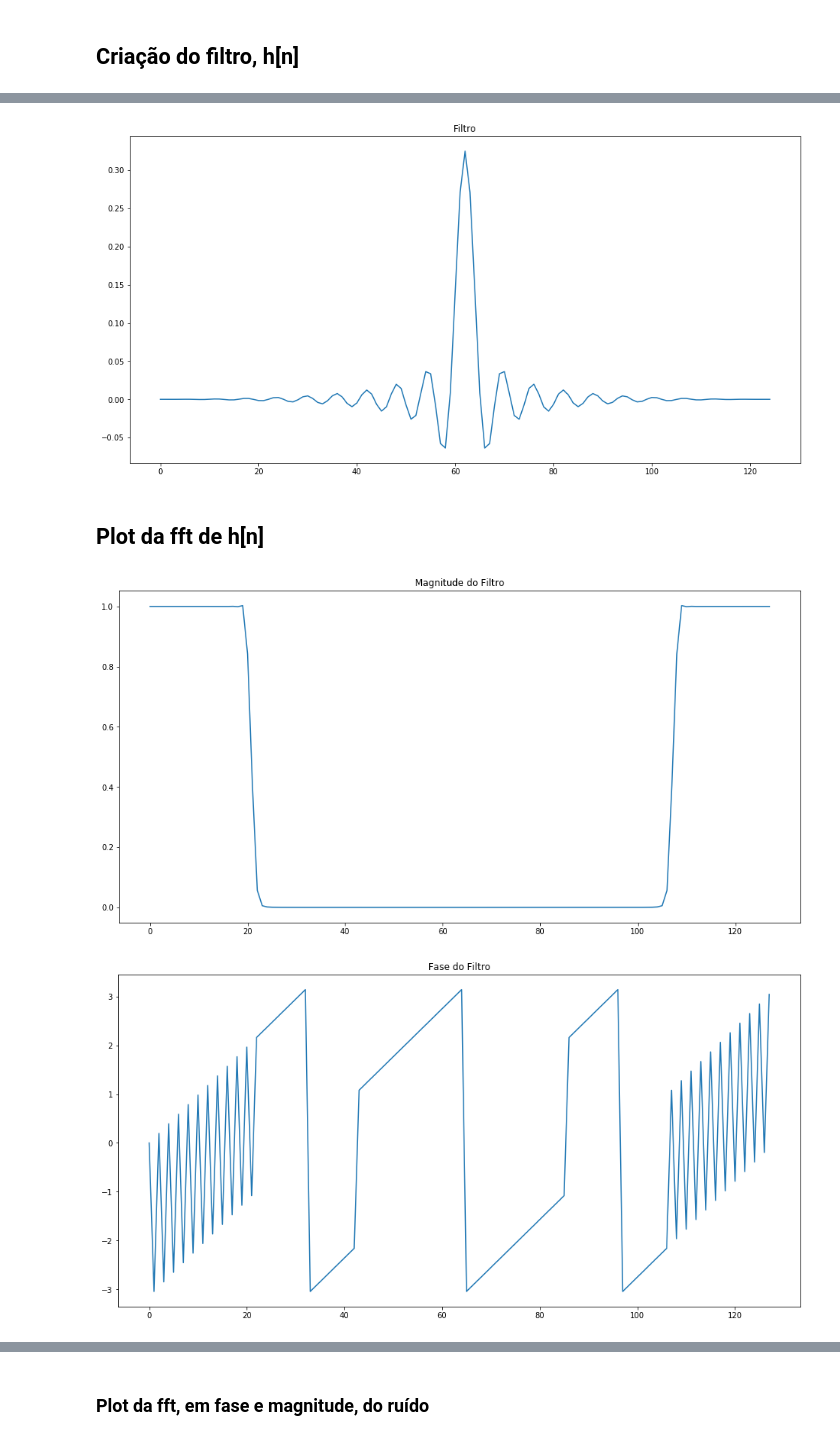
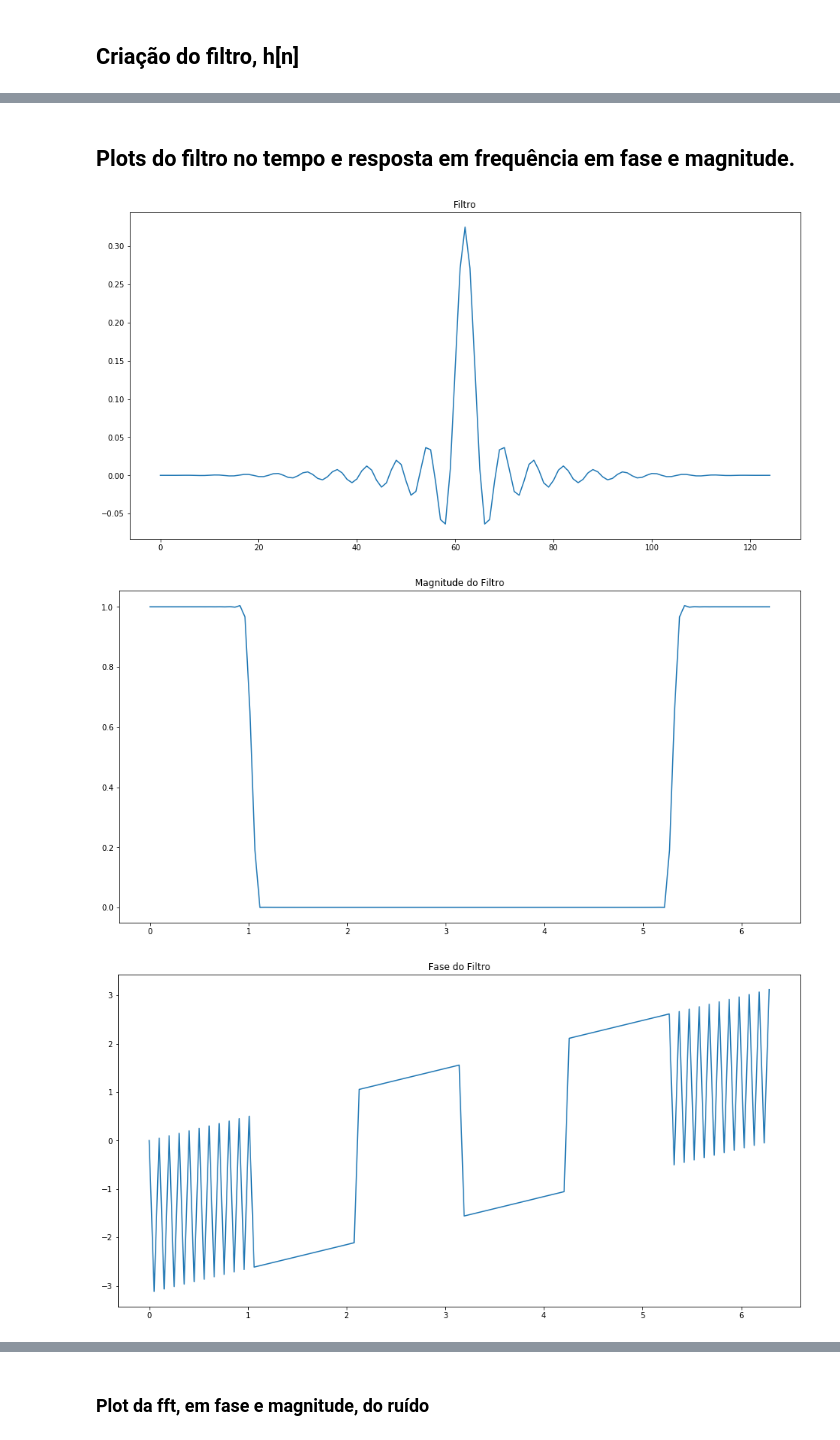
Before and after one commit to ruteee/ConvolucaoFrequencia, a Jupyter notebook: Trabalho pds.ipynb, the cells around one changed output, grey strips where cells are left out. Cells and saved outputs as stored; diff of their text form; code cells hidden in the pictures.

```diff
--- a/Trabalho pds.ipynb
+++ b/Trabalho pds.ipynb
@@ -209,14 +302,11 @@ h = ((np.sinc(0.325*(n - 62)))*(0.325))* (0.5 - 0.5*np.cos(2*np.pi*n/124))
-# %%
-plot(h, "Filtro")
-# %% [output]
-[figure, removed]
-# %% [markdown]
-## Plot da fft de h[n]
+# %% [markdown]
+## Plots do filtro no tempo e resposta em frequência em fase e magnitude.
 # %%
-h = complete_zeros(calcular_numero_de_zeros(h), h)
-h_jw = fft(1, len(h),h)
-plot(np.absolute(h_jw), "Magnitude do Filtro")
-plot(np.angle(h_jw), "Fase do Filtro")
+h_jw = np.fft.fft(h)
+plot(h, "Filtro")
+plot(np.absolute(h_jw), "Magnitude do Filtro", np.linspace(0,2*np.pi, len(h)))
+plot(np.angle(h_jw), "Fase do Filtro", np.linspace(0,2*np.pi, len(h)))
 # %% [output]
-[figure, old version]
+[figure, new version]
-[figure, old version]
+[figure, new version]
+[figure, added]
```
Also changed, not shown: parts of 41 cells of this notebook.
